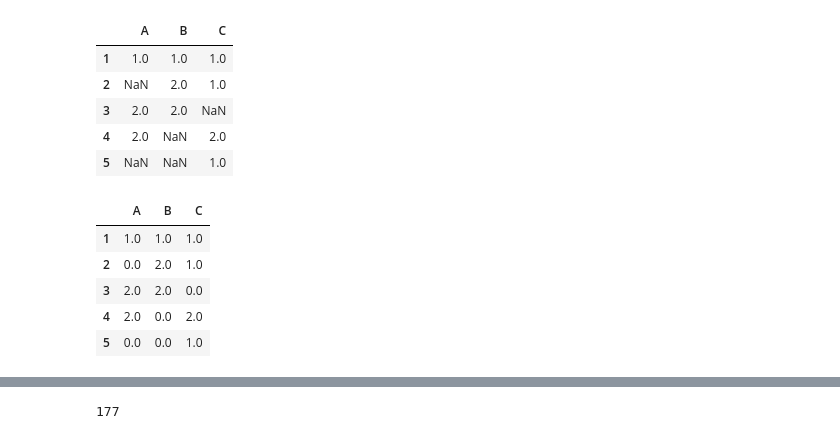
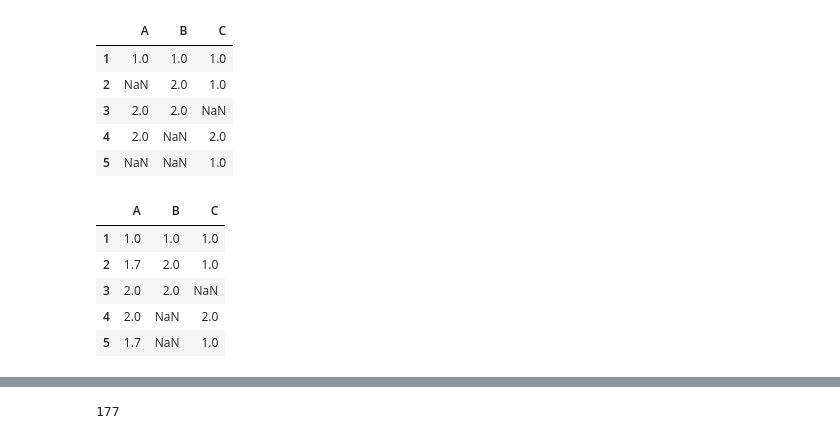
Before and after one commit to rubinkim/DataAnalysis, a Jupyter notebook: 02.Pandas/05_데이터조작.ipynb, the cells around one changed output, grey strips where cells are left out. Cells and saved outputs as stored; diff of their text form; code cells hidden in the pictures.

```diff
--- a/02.Pandas/05_데이터조작.ipynb
+++ b/02.Pandas/05_데이터조작.ipynb
@@ -371,7 +371,8 @@ df3
 | 3 | 3 | 2 | 4 |
 | 4 | 4 | 3 | 4 |
 # %%
-df3.apply(pd.value_counts)
+df_null = df3.apply(pd.value_counts)
+df_null
 # %% [output]
 |  | A | B | C |
 | 1 | 1.0 | 1.0 | 1.0 |
@@ -379,12 +380,14 @@ df3.apply(pd.value_counts)
 | 3 | 2.0 | 2.0 | NaN |
 | 4 | 2.0 | NaN | 2.0 |
 | 5 | NaN | NaN | 1.0 |
-# %%
-df3.apply(pd.value_counts).fillna(0.0)
-# %% [output]
-|  | A | B | C |
-| 1 | 1.0 | 1.0 | 1.0 |
-| 2 | 0.0 | 2.0 | 1.0 |
-| 3 | 2.0 | 2.0 | 0.0 |
-| 4 | 2.0 | 0.0 | 2.0 |
-| 5 | 0.0 | 0.0 | 1.0 |
+# %%
+a_mean = df_null['A'].mean()
+df_null['A'] = df_null['A'].apply(lambda x : round(a_mean, 1) if pd.isnull(x) else x)
+df_null
+# %% [output]
+|  | A | B | C |
+| 1 | 1.0 | 1.0 | 1.0 |
+| 2 | 1.7 | 2.0 | 1.0 |
+| 3 | 2.0 | 2.0 | NaN |
+| 4 | 2.0 | NaN | 2.0 |
+| 5 | 1.7 | NaN | 1.0 |
```
Also changed, not shown: parts of 8 cells of this notebook.
